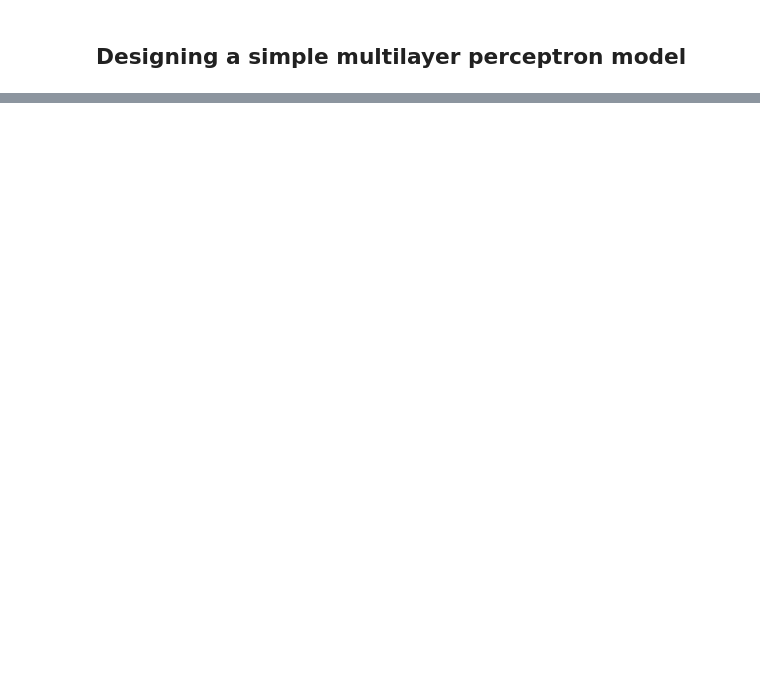
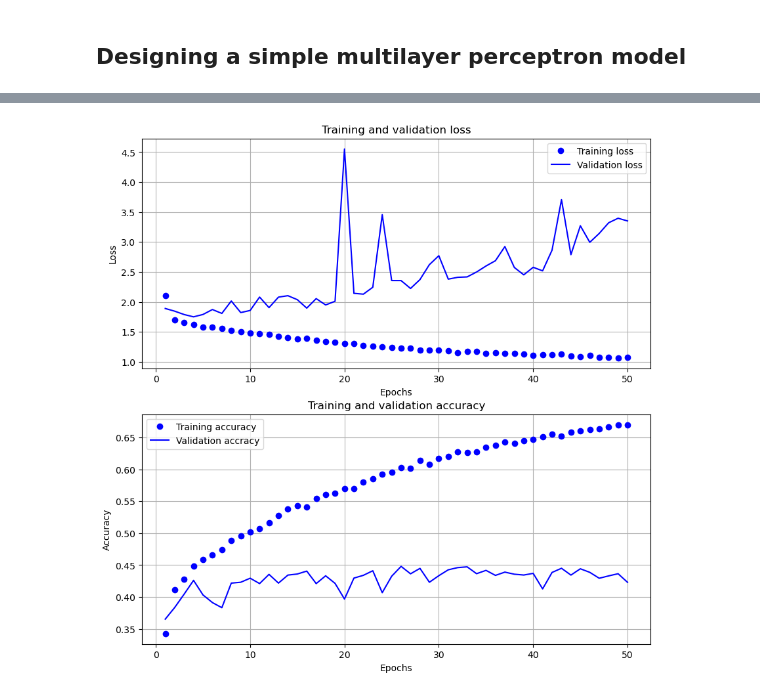
Before and after one commit to ErfanRasti/MachineLearningProjects, a Jupyter notebook: NeuralNetworks/CIFAR10Classification.ipynb, the cells around one changed output, grey strips where cells are left out. Saved outputs shown, nothing was run; the diff lists cells and outputs as text; code cells hidden in the pictures; blank space fills up the shorter version.

Commit message:
Designing the model

```diff
--- a/NeuralNetworks/CIFAR10Classification.ipynb
+++ b/NeuralNetworks/CIFAR10Classification.ipynb
@@ -38,3 +121,9 @@ y_test = y_test.astype('float32')
 
 y_train = to_categorical(y_train)
 y_test = to_categorical(y_test)
+# %%
+X_val = X_train[:20000]
+y_val = y_train[:20000]
+
+X_train = X_train[20000:]
+y_train = y_train[20000:]
@@ -41,2 +151,21 @@ y_test = to_categorical(y_test)
 # %% [markdown]
 ## Designing a simple multilayer perceptron model
+# %%
+def get_model():
+    "Returns a compiled model."
+    inputs = keras.Input(shape=(32 * 32 * 3,))
+    x = layers.Dense(2048, activation='relu')(inputs)
+    x = layers.Dense(1024, activation='relu')(x)
+    outputs = layers.Dense(10, activation='softmax')(x)
+
+    model = keras.Model(inputs=inputs,
+                        outputs=outputs,
+                        name='CIFAR10_MLP_Classification')
+
+    model.compile(loss='categorical_crossentropy',
+                  optimizer='rmsprop',
+                  metrics=['accuracy', 'AUC', 'Precision', 'Recall'])
+    return model
+# %%
+model = get_model()
+model.summary()
@@ -42,0 +190,13 @@ y_test = to_categorical(y_test)
+# %%
+callbacks = [
+    keras.callbacks.ModelCheckpoint(filepath=os.path.join(
+        MODELS_DIR, '2HiddenLayer_MLP.keras'),
+                                    save_best_only=True,
+                                    monitor="val_loss")
+]
+history = model.fit(x=X_train_std,
+                    y=y_train,
+                    batch_size=32,
+                    validation_data=(X_val_std, y_val),
+                    epochs=50,
+                    callbacks=callbacks)
@@ -42,0 +221,4 @@ y_test = to_categorical(y_test)
+# %%
+plot_history(history)
+# %% [output]
+[figure, added]
```
Also changed, not shown: parts of 8 cells of this notebook, 1 other file.
